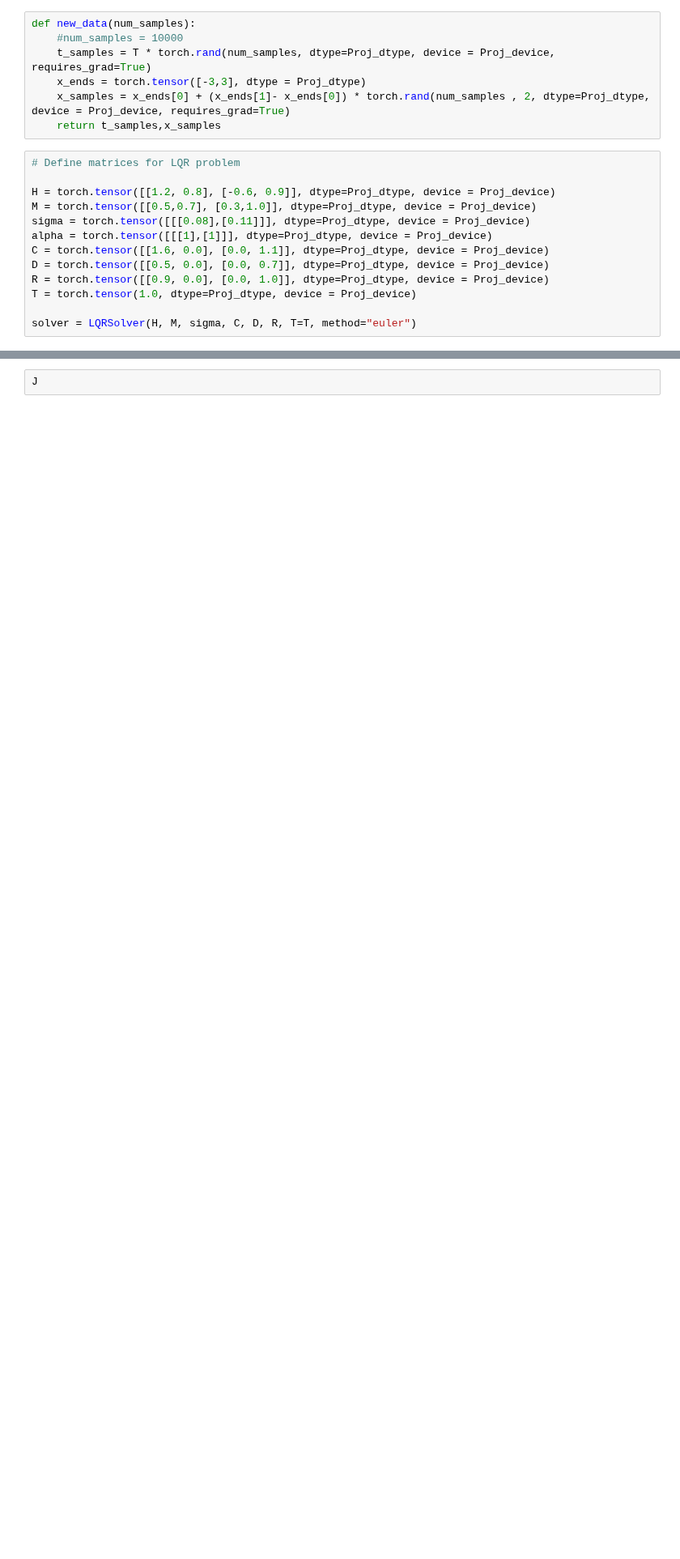
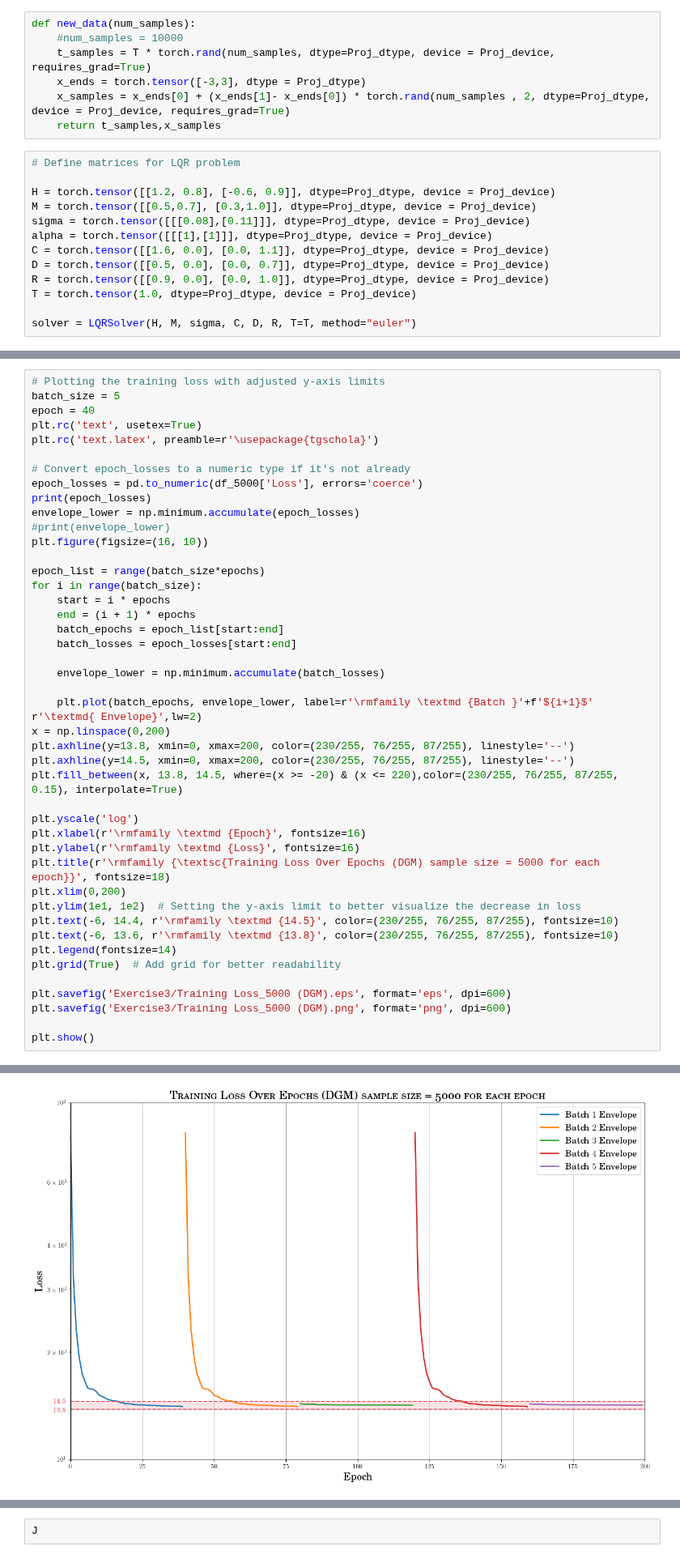
Before and after one commit to Warren12138/SCDAA, a Jupyter notebook: Exercise3_1_primary.ipynb, the cells around one changed output, grey strips where cells are left out. Shown at 81% size. Drawn from its saved outputs; the diff is of its cells as text; blank space fills up the shorter version.

```diff
--- a/Exercise3_1_primary.ipynb
+++ b/Exercise3_1_primary.ipynb
@@ -223,0 +361,45 @@ DGMNN2(
+# %%
+# Plotting the training loss with adjusted y-axis limits
+batch_size = 5
+epoch = 40
+plt.rc('text', usetex=True)
+plt.rc('text.latex', preamble=r'\usepackage{tgschola}')
+
+# Convert epoch_losses to a numeric type if it's not already
+epoch_losses = pd.to_numeric(df_5000['Loss'], errors='coerce')
+print(epoch_losses)
+envelope_lower = np.minimum.accumulate(epoch_losses)
+#print(envelope_lower)
+plt.figure(figsize=(16, 10))
+
+epoch_list = range(batch_size*epochs)
+for i in range(batch_size):
+    start = i * epochs
+    end = (i + 1) * epochs
+    batch_epochs = epoch_list[start:end]
+    batch_losses = epoch_losses[start:end]
+
+    envelope_lower = np.minimum.accumulate(batch_losses)
+
+    plt.plot(batch_epochs, envelope_lower, label=r'\rmfamily \textmd {Batch }'+f'${i+1}$' r'\textmd{ Envelope}',lw=2)
+x = np.linspace(0,200)
+plt.axhline(y=13.8, xmin=0, xmax=200, color=(230/255, 76/255, 87/255), linestyle='--')
+plt.axhline(y=14.5, xmin=0, xmax=200, color=(230/255, 76/255, 87/255), linestyle='--')
+plt.fill_between(x, 13.8, 14.5, where=(x >= -20) & (x <= 220),color=(230/255, 76/255, 87/255, 0.15), interpolate=True)
+
+plt.yscale('log')
+plt.xlabel(r'\rmfamily \textmd {Epoch}', fontsize=16)
+plt.ylabel(r'\rmfamily \textmd {Loss}', fontsize=16)
+plt.title(r'\rmfamily {\textsc{Training Loss Over Epochs (DGM) sample size = 5000 for each epoch}}', fontsize=18)
+plt.xlim(0,200)
+plt.ylim(1e1, 1e2)  # Setting the y-axis limit to better visualize the decrease in loss
+plt.text(-6, 14.4, r'\rmfamily \textmd {14.5}', color=(230/255, 76/255, 87/255), fontsize=10)
+plt.text(-6, 13.6, r'\rmfamily \textmd {13.8}', color=(230/255, 76/255, 87/255), fontsize=10)
+plt.legend(fontsize=14)
+plt.grid(True)  # Add grid for better readability
+
+plt.savefig('Exercise3/Training Loss_5000 (DGM).eps', format='eps', dpi=600)
+plt.savefig('Exercise3/Training Loss_5000 (DGM).png', format='png', dpi=600)
+
+plt.show()
+# %% [output]
@@ -223,0 +419 @@ DGMNN2(
+[figure, added]
```
Also changed, not shown: parts of 14 cells of this notebook, 3 other files.
